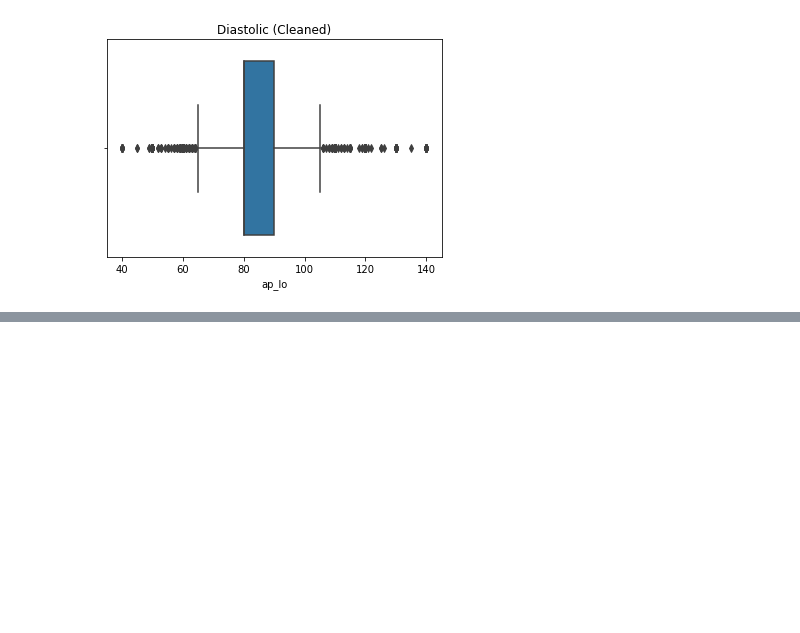
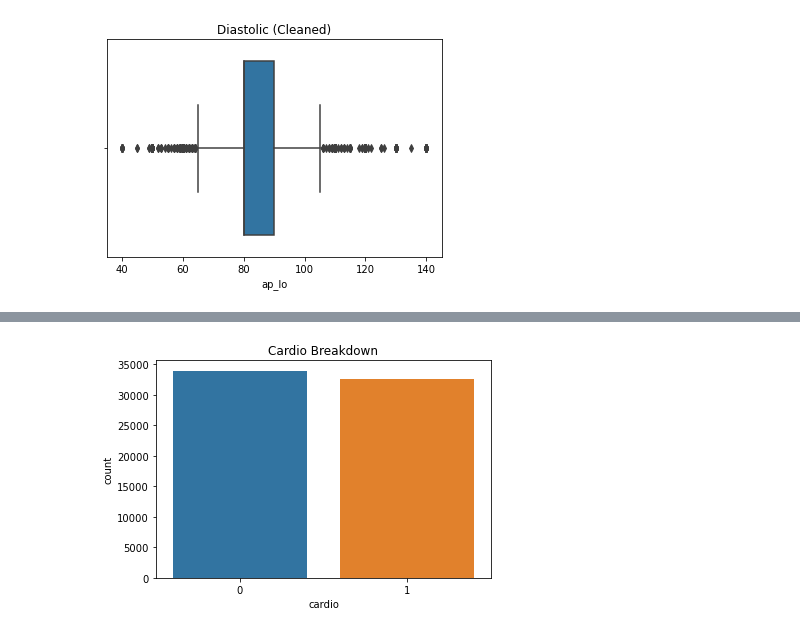
Before and after one commit to jianrong1995/CVD-Detection, a Jupyter notebook: cardio.ipynb, the cells around one changed output, grey strips where cells are left out. Cells and saved outputs as stored; diff of their text form; code cells hidden in the pictures; blank space fills up the shorter version.

```diff
--- a/cardio.ipynb
+++ b/cardio.ipynb
@@ -254,0 +254,13 @@ len(df)
+# %%
+# Cardio
+cardio = sns.countplot(x=df['cardio'])
+cardio.set_title("Cardio Breakdown")
+plt.show()
+
+cleaneddf = df[['ageYear','genderMod','height','weight','ap_hi','ap_lo',
+                'cholesterol','gluc','smoke','alco','active','cardio']]
+
+features = cleaneddf.iloc[:,:-1]
+y = cleaneddf.iloc[:,-1]
+# %% [output]
+[figure, added]
```
Also changed, not shown: parts of 9 cells of this notebook.
